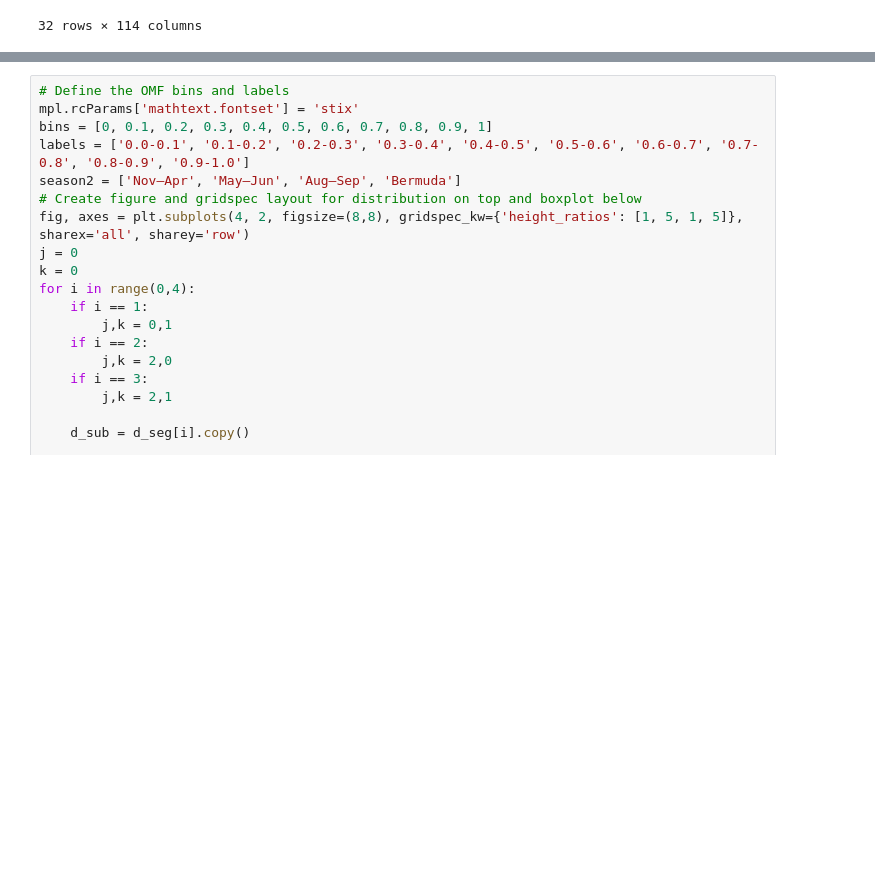
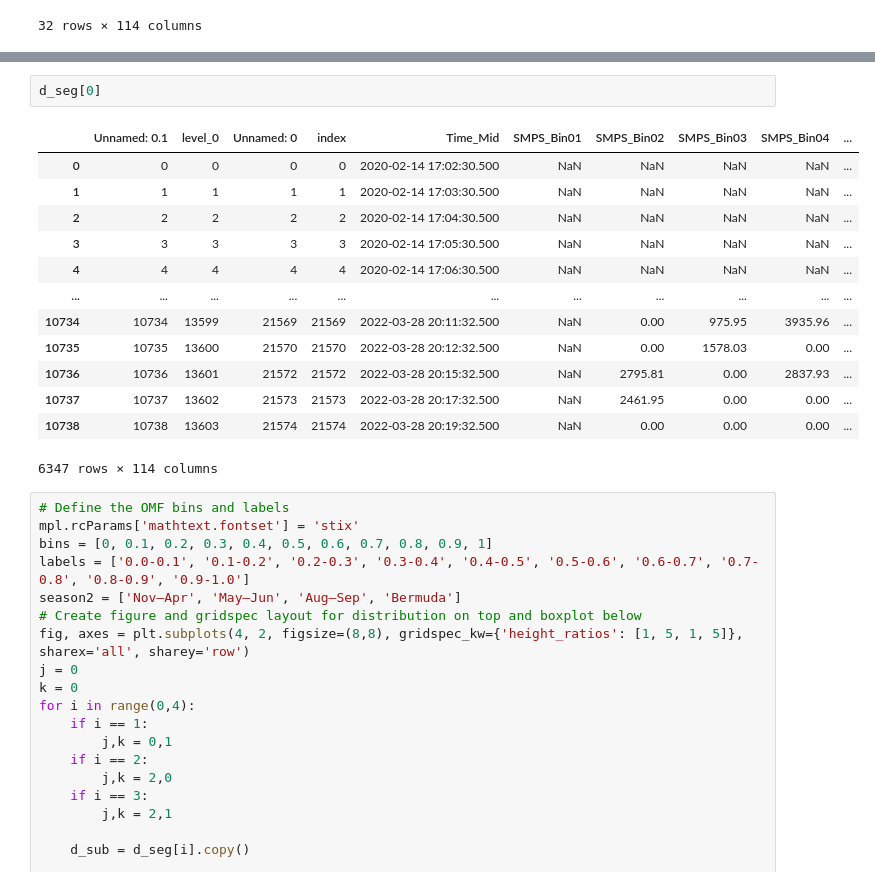
Before and after one commit to csoloff/ACTIVATE_CCN_closure, a Jupyter notebook: scripts/04_plots.ipynb, the cells around one changed output, grey strips where cells are left out. Drawn from its saved outputs; the diff is of its cells as text; blank space fills up the shorter version.

```diff
--- a/scripts/04_plots.ipynb
+++ b/scripts/04_plots.ipynb
@@ -651,3 +659,19 @@ df_spring[df_spring['OMF']>.9]
+# %%
+d_seg[0]
+# %% [output]
+|  | Unnamed: 0.1 | level_0 | Unnamed: 0 | index | Time_Mid | SMPS_Bin01 | SMPS_Bin02 | SMPS_Bin03 | SMPS_Bin04 | ... |
+| 0 | 0 | 0 | 0 | 0 | 2020-02-14 17:02:30.500 | NaN | NaN | NaN | NaN | ... |
+| 1 | 1 | 1 | 1 | 1 | 2020-02-14 17:03:30.500 | NaN | NaN | NaN | NaN | ... |
+| 2 | 2 | 2 | 2 | 2 | 2020-02-14 17:04:30.500 | NaN | NaN | NaN | NaN | ... |
+| 3 | 3 | 3 | 3 | 3 | 2020-02-14 17:05:30.500 | NaN | NaN | NaN | NaN | ... |
+| 4 | 4 | 4 | 4 | 4 | 2020-02-14 17:06:30.500 | NaN | NaN | NaN | NaN | ... |
+| ... | ... | ... | ... | ... | ... | ... | ... | ... | ... | ... |
+| 10734 | 10734 | 13599 | 21569 | 21569 | 2022-03-28 20:11:32.500 | NaN | 0.00 | 975.95 | 3935.96 | ... |
+| 10735 | 10735 | 13600 | 21570 | 21570 | 2022-03-28 20:12:32.500 | NaN | 0.00 | 1578.03 | 0.00 | ... |
+| 10736 | 10736 | 13601 | 21572 | 21572 | 2022-03-28 20:15:32.500 | NaN | 2795.81 | 0.00 | 2837.93 | ... |
+| 10737 | 10737 | 13602 | 21573 | 21573 | 2022-03-28 20:17:32.500 | NaN | 2461.95 | 0.00 | 0.00 | ... |
+| 10738 | 10738 | 13603 | 21574 | 21574 | 2022-03-28 20:19:32.500 | NaN | 0.00 | 0.00 | 0.00 | ... |
+6347 rows × 114 columns
 # %%
 # Define the OMF bins and labels
 mpl.rcParams['mathtext.fontset'] = 'stix'
```
Also changed, not shown: parts of 1 cell of this notebook, 1 other file.
